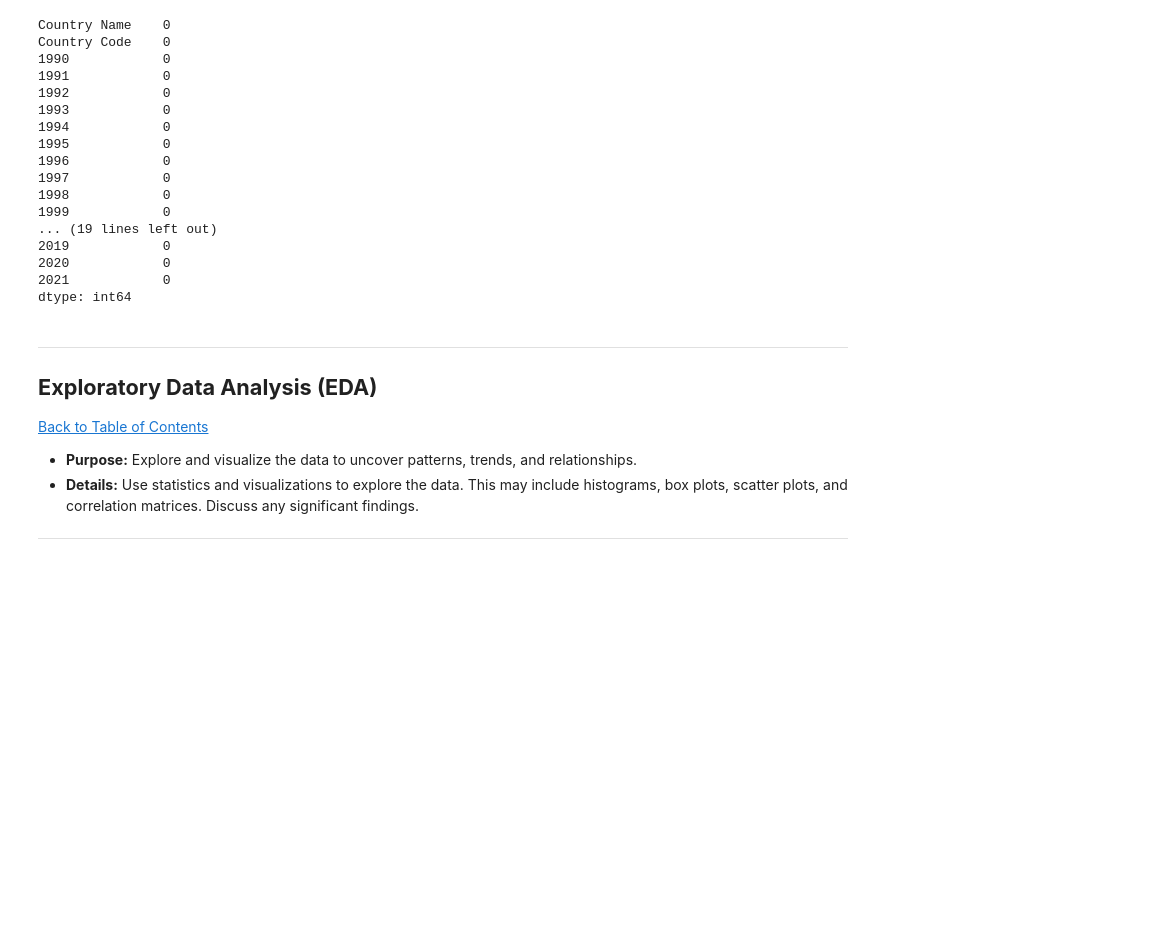
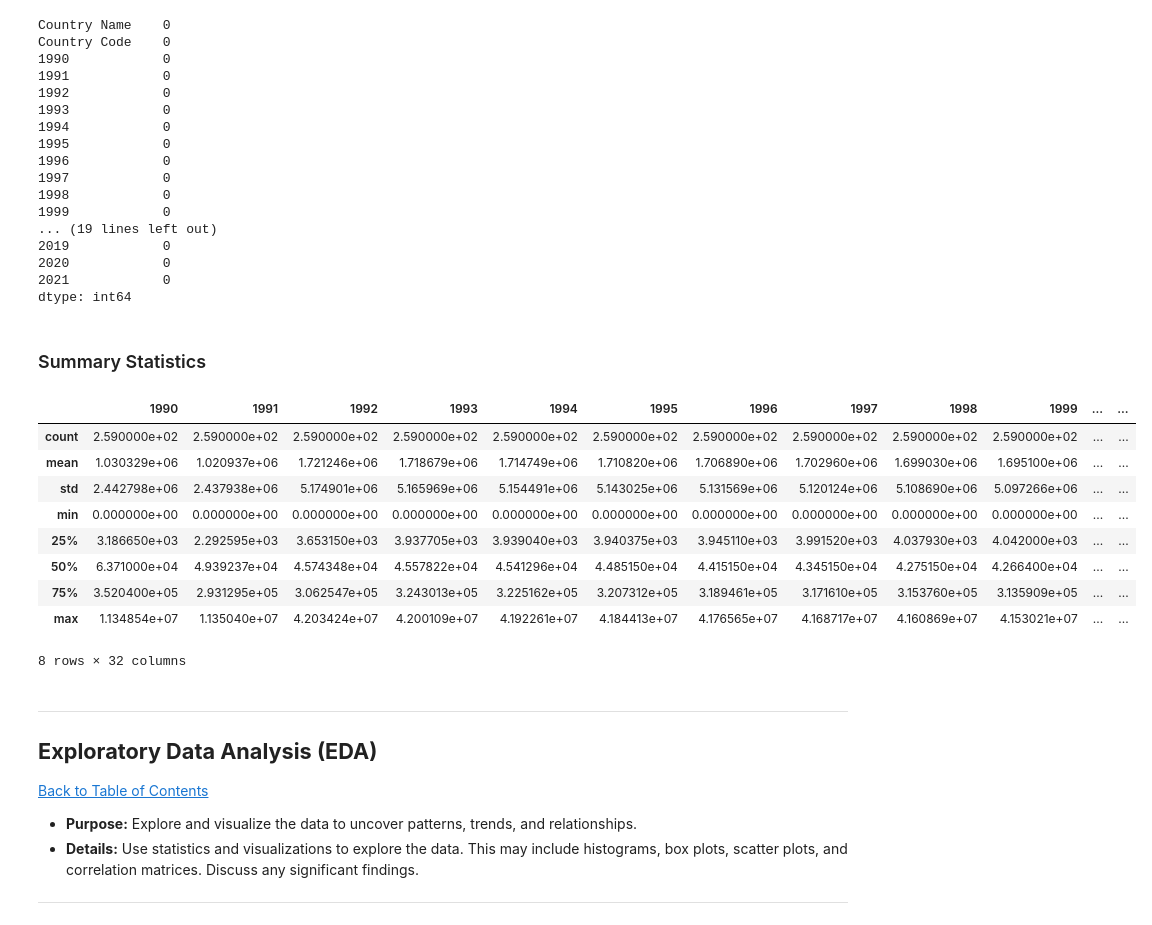
Before and after one commit to Ntembeko-Ngwane/QCTO-Workplace_Module_Global_Deforestation, a Jupyter notebook: QCTO---Global_Deforestation-Notebook.ipynb, the cells around one changed output. Saved outputs shown, nothing was run; the diff lists cells and outputs as text; code cells hidden in the pictures; blank space fills up the shorter version.

```diff
--- a/QCTO---Global_Deforestation-Notebook.ipynb
+++ b/QCTO---Global_Deforestation-Notebook.ipynb
@@ -228,6 +228,23 @@ Country Code    0
 2020            0
 2021            0
 dtype: int64
+# %% [markdown]
+### Summary Statistics
+# %%
+forest_summary_stats = df_cleaned.describe()
+
+forest_summary_stats
+# %% [output]
+|  | 1990 | 1991 | 1992 | 1993 | 1994 | 1995 | 1996 | 1997 | 1998 | 1999 | ... | ... |
+| count | 2.590000e+02 | 2.590000e+02 | 2.590000e+02 | 2.590000e+02 | 2.590000e+02 | 2.590000e+02 | 2.590000e+02 | 2.590000e+02 | 2.590000e+02 | 2.590000e+02 | ... | ... |
+| mean | 1.030329e+06 | 1.020937e+06 | 1.721246e+06 | 1.718679e+06 | 1.714749e+06 | 1.710820e+06 | 1.706890e+06 | 1.702960e+06 | 1.699030e+06 | 1.695100e+06 | ... | ... |
+| std | 2.442798e+06 | 2.437938e+06 | 5.174901e+06 | 5.165969e+06 | 5.154491e+06 | 5.143025e+06 | 5.131569e+06 | 5.120124e+06 | 5.108690e+06 | 5.097266e+06 | ... | ... |
+| min | 0.000000e+00 | 0.000000e+00 | 0.000000e+00 | 0.000000e+00 | 0.000000e+00 | 0.000000e+00 | 0.000000e+00 | 0.000000e+00 | 0.000000e+00 | 0.000000e+00 | ... | ... |
+| 25% | 3.186650e+03 | 2.292595e+03 | 3.653150e+03 | 3.937705e+03 | 3.939040e+03 | 3.940375e+03 | 3.945110e+03 | 3.991520e+03 | 4.037930e+03 | 4.042000e+03 | ... | ... |
+| 50% | 6.371000e+04 | 4.939237e+04 | 4.574348e+04 | 4.557822e+04 | 4.541296e+04 | 4.485150e+04 | 4.415150e+04 | 4.345150e+04 | 4.275150e+04 | 4.266400e+04 | ... | ... |
+| 75% | 3.520400e+05 | 2.931295e+05 | 3.062547e+05 | 3.243013e+05 | 3.225162e+05 | 3.207312e+05 | 3.189461e+05 | 3.171610e+05 | 3.153760e+05 | 3.135909e+05 | ... | ... |
+| max | 1.134854e+07 | 1.135040e+07 | 4.203424e+07 | 4.200109e+07 | 4.192261e+07 | 4.184413e+07 | 4.176565e+07 | 4.168717e+07 | 4.160869e+07 | 4.153021e+07 | ... | ... |
+8 rows × 32 columns
 # %% [markdown]
 ---
 <a href=#five></a>
```
Also changed, not shown: parts of 8 cells of this notebook.
